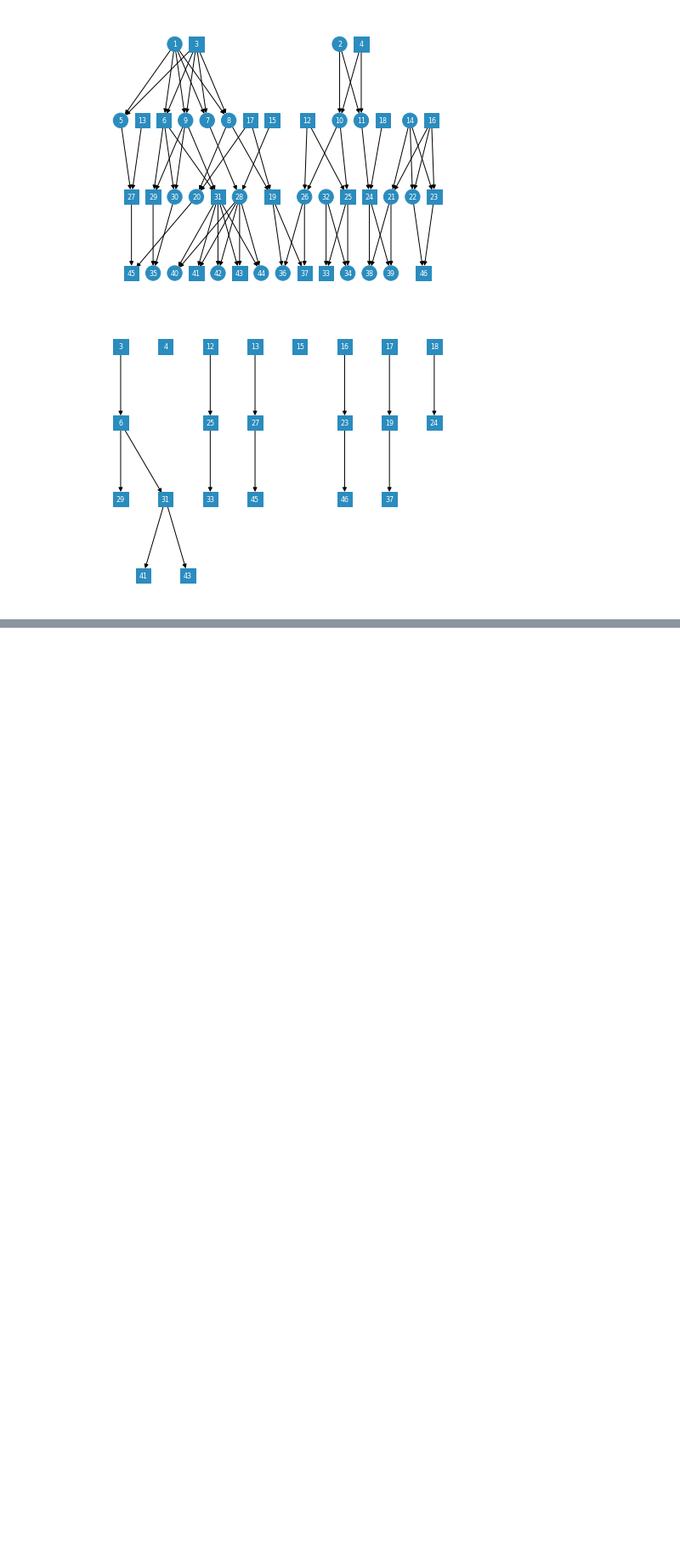
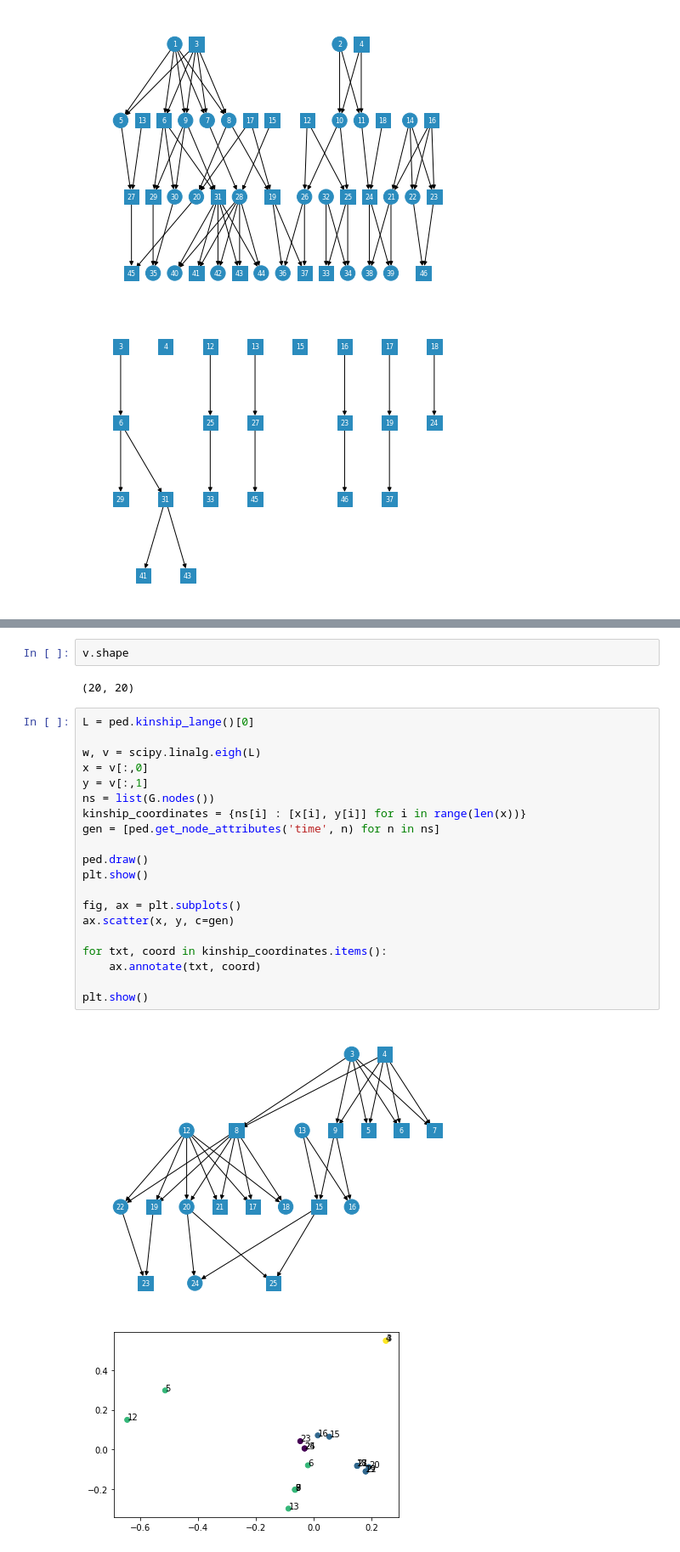
Before and after one commit to ivan-krukov/aligning-genealogies, a Jupyter notebook: notebooks/Experiments.ipynb, the cells around one changed output, grey strips where cells are left out. Shown at 85% size. Cells and saved outputs as stored; diff of their text form; blank space fills up the shorter version.

```diff
--- a/notebooks/Experiments.ipynb
+++ b/notebooks/Experiments.ipynb
@@ -141,0 +176,27 @@ plt.show()
+# %%
+v.shape
+# %% [output]
+(20, 20)
+# %%
+L = ped.kinship_lange()[0]
+
+w, v = scipy.linalg.eigh(L)
+x = v[:,0]
+y = v[:,1]
+ns = list(G.nodes())
+kinship_coordinates = {ns[i] : [x[i], y[i]] for i in range(len(x))}
+gen = [ped.get_node_attributes('time', n) for n in ns]
+
+ped.draw()
+plt.show()
+
+fig, ax = plt.subplots()
+ax.scatter(x, y, c=gen)
+
+for txt, coord in kinship_coordinates.items():
+    ax.annotate(txt, coord)
+
+plt.show()
+# %% [output]
+[figure, added]
+[figure, added]
```
Also changed, not shown: parts of 63 cells of this notebook, 10 other files.
